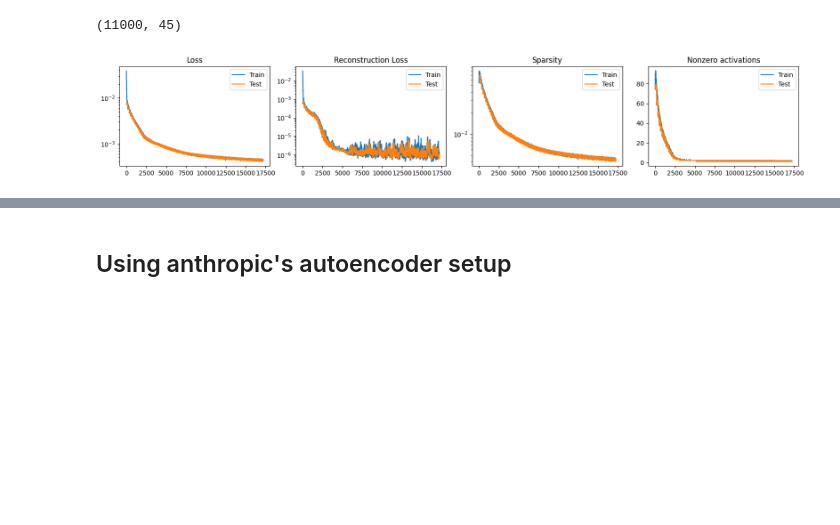
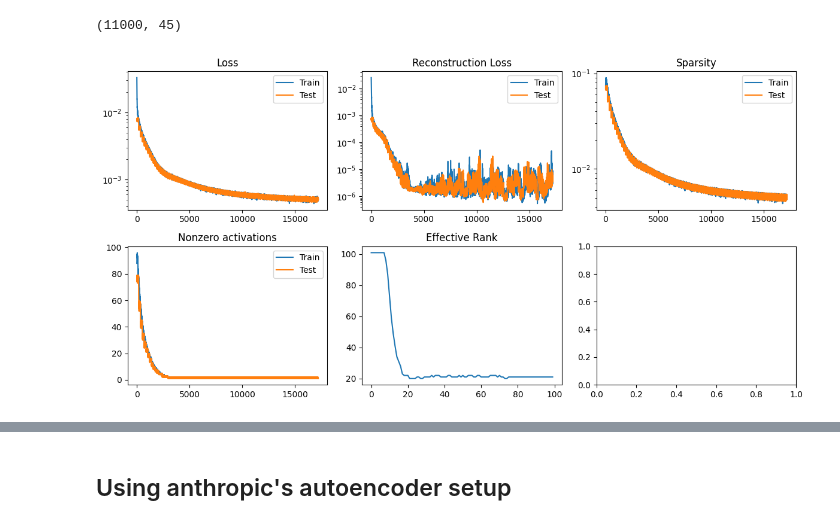
Before and after one commit to 0amp/feature_recovery, a Jupyter notebook: tracr/examples/ae_on_tracr.ipynb, the cells around one changed output, grey strips where cells are left out. Saved outputs shown, nothing was run; the diff lists cells and outputs as text; code cells hidden in the pictures; blank space fills up the shorter version.

Commit message:
add effective rank metric

```diff
--- a/tracr/examples/ae_on_tracr.ipynb
+++ b/tracr/examples/ae_on_tracr.ipynb
@@ -263,7 +274,7 @@ import torch.nn.functional as F
 torch_dataset = torch.tensor(post_attn_1, dtype=torch.float32)
 batch_size = 32
 
-train_set, test_set = torch.utils.data.random_split(post_attn_1, [5500, 5500])
+train_set, test_set = torch.utils.data.random_split(post_attn_1, [len(post_attn_1) // 2, len(post_attn_1) // 2])
 train_loader = torch.utils.data.DataLoader(train_set, batch_size=batch_size, shuffle=True)
 test_loader = torch.utils.data.DataLoader(test_set, batch_size=batch_size, shuffle=False)
 # %%
@@ -295,7 +306,8 @@ optimizer = torch.optim.Adam(ae.parameters(), lr=0.001)
 epochs = 100
 
 losses, recon_losses, sparsities, nnzs = [], [], [], []
-test_losses, test_recon_losses, test_sparsities, test_nnzs, test_acts = [], [], [], [], []
+test_losses, test_recon_losses, test_sparsities, test_nnzs = [], [], [], []
+effective_ranks = []
 
 pbar = tqdm(range(epochs))
 for epoch in pbar:
@@ -310,6 +322,7 @@ for epoch in pbar:
         sparsities.append(sparsity.item())
         nnzs.append(nnz.item())
 
+    test_acts = []
     with torch.no_grad():
         for batch in test_loader:
             test_loss, test_recon_loss, test_sparsity, test_nnz, test_act = ae.loss(batch)
@@ -318,42 +331,50 @@ for epoch in pbar:
             test_sparsities.append(test_sparsity.item())
             test_nnzs.append(test_nnz.item())
             test_acts.append(test_act.detach().cpu())
+    test_acts = torch.cat(test_acts, dim=0)
+    num_nonzero = torch.sum(test_acts != 0, dim=0)
+    nnz_idxs = torch.nonzero(num_nonzero).squeeze()
+    effective_rank = torch.linalg.matrix_rank(test_acts[:, nnz_idxs])
+    effective_ranks.append(effective_rank.item())
 
-    pbar.set_description(f"Loss: {loss.item():.3f}, Recon: {recon_loss.item():.3f}, Sparsity: {sparsity.item():.3f}, NNZ: {nnz.item():.3f}")
+    pbar.set_description(f"Loss: {loss.item():.3f}, Recon: {recon_loss.item():.3f}, Sparsity: {sparsity.item():.3f}, NNZ: {nnz.item():.3f}, Effective Rank: {effective_rank.item():.3f}")
 # %%
-# get 3 x 1 grid of plots
+# get 3 x 2 grid of plots
 # loss, recon, sparsity
 
-fig, axes = plt.subplots(nrows=1, ncols=4, figsize=(16,3))
+fig, axes = plt.subplots(nrows=2, ncols=3, figsize=(12, 6))
 
-axes[0].plot(losses, label='Train')
-axes[0].plot(test_losses, label='Test')
-axes[0].set_title('Loss')
-axes[0].legend()
+axes[0, 0].plot(losses, label='Train')
+axes[0, 0].plot(test_losses, label='Test')
+axes[0, 0].set_title('Loss')
+axes[0, 0].legend()
 
-axes[1].plot(recon_losses, label='Train')
-axes[1].plot(test_recon_losses, label='Test')
-axes[1].set_title('Reconstruction Loss')
-axes[1].legend()
+axes[0,1].plot(recon_losses, label='Train')
+axes[0,1].plot(test_recon_losses, label='Test')
+axes[0,1].set_title('Reconstruction Loss')
+axes[0,1].legend()
 
-axes[2].plot(sparsities, label='Train')
-axes[2].plot(test_sparsities, label='Test')
-axes[2].set_title('Sparsity')
-axes[2].legend()
+axes[0,2].plot(sparsities, label='Train')
+axes[0,2].plot(test_sparsities, label='Test')
+axes[0,2].set_title('Sparsity')
+axes[0,2].legend()
 
-axes[3].plot(nnzs, label='Train')
-axes[3].plot(test_nnzs, label='Test')
-axes[3].set_title('Nonzero activations')
-axes[3].legend()
+axes[1,0].plot(nnzs, label='Train')
+axes[1,0].plot(test_nnzs, label='Test')
+axes[1,0].set_title('Nonzero activations')
+axes[1,0].legend()
 
-axes[0].set_yscale('log')
-axes[1].set_yscale('log')
-axes[2].set_yscale('log')
+axes[1,1].plot(effective_ranks)
+axes[1,1].set_title('Effective Rank')
+
+axes[0,0].set_yscale('log')
+axes[0,1].set_yscale('log')
+axes[0,2].set_yscale('log')
 
 plt.tight_layout()
 plt.show()
 # %% [output]
-[figure, old version]
+[figure, new version]
 # %%
 # how many neurons are active?
 
```
Also changed, not shown: parts of 13 cells of this notebook.
